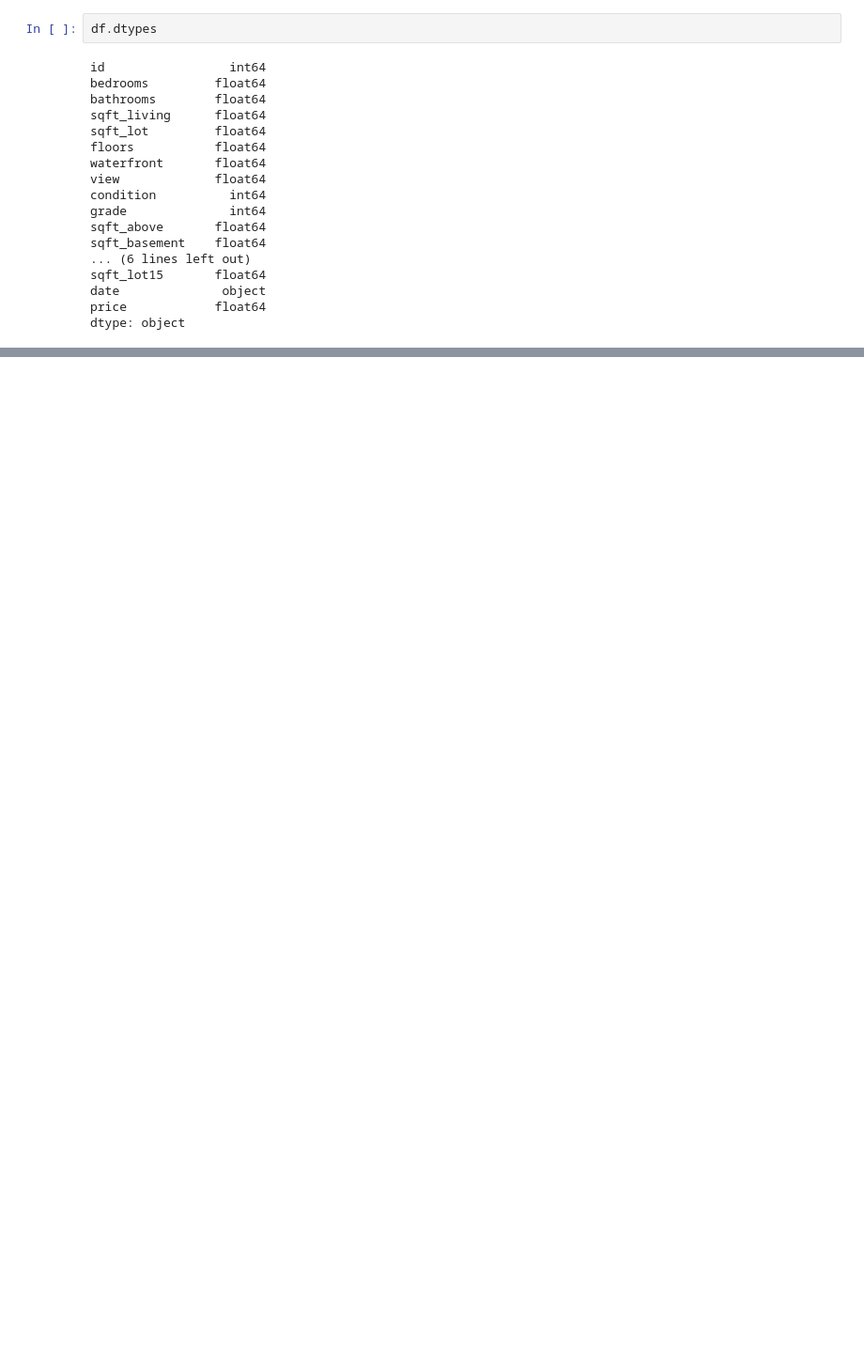
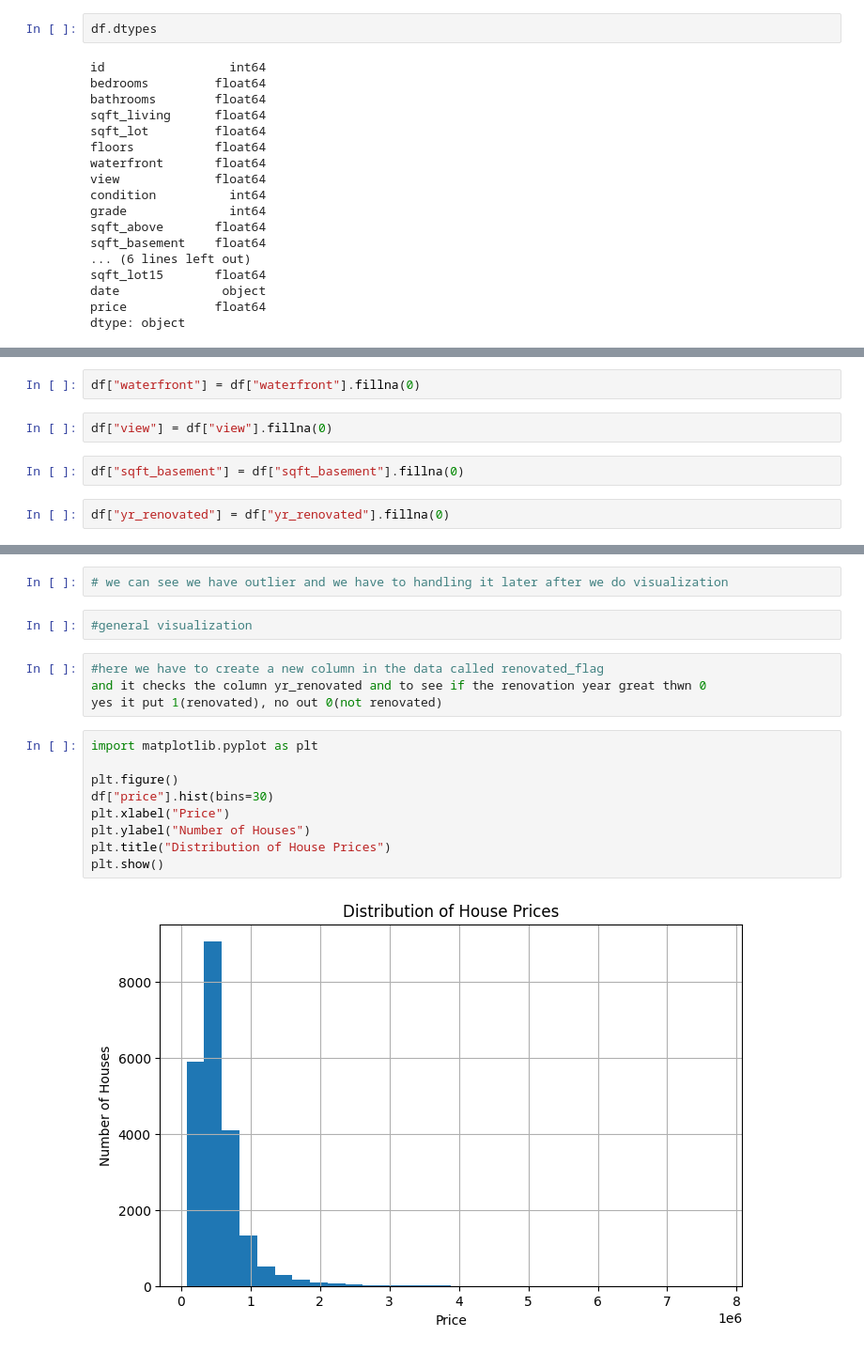
Before and after one commit to AliAlSudani0/House-markt-project, a Jupyter notebook: EDA.ipynb, the cells around one changed output, grey strips where cells are left out. Shown at 94% size. Saved outputs shown, nothing was run; the diff lists cells and outputs as text; blank space fills up the shorter version.

```diff
--- a/EDA.ipynb
+++ b/EDA.ipynb
@@ -141,0 +140,8 @@ dtype: object
+# %%
+df["waterfront"] = df["waterfront"].fillna(0)
+# %%
+df["view"] = df["view"].fillna(0)
+# %%
+df["sqft_basement"] = df["sqft_basement"].fillna(0)
+# %%
+df["yr_renovated"] = df["yr_renovated"].fillna(0)
@@ -141,0 +219,19 @@ dtype: object
+# %%
+# we can see we have outlier and we have to handling it later after we do visualization
+# %%
+#general visualization
+# %%
+#here we have to create a new column in the data called renovated_flag
+and it checks the column yr_renovated and to see if the renovation year great thwn 0
+yes it put 1(renovated), no out 0(not renovated)
+# %%
+import matplotlib.pyplot as plt
+
+plt.figure()
+df["price"].hist(bins=30)
+plt.xlabel("Price")
+plt.ylabel("Number of Houses")
+plt.title("Distribution of House Prices")
+plt.show()
+# %% [output]
+[figure, added]
```
Also changed, not shown: parts of 57 cells of this notebook, 1 other file.
